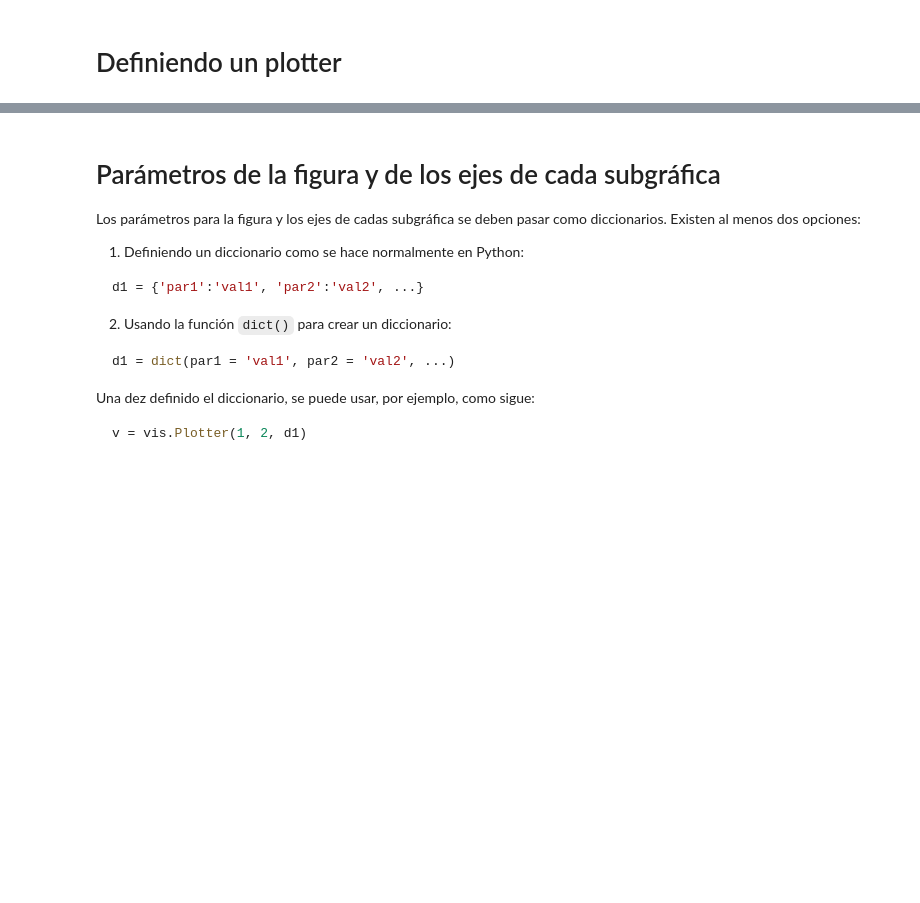
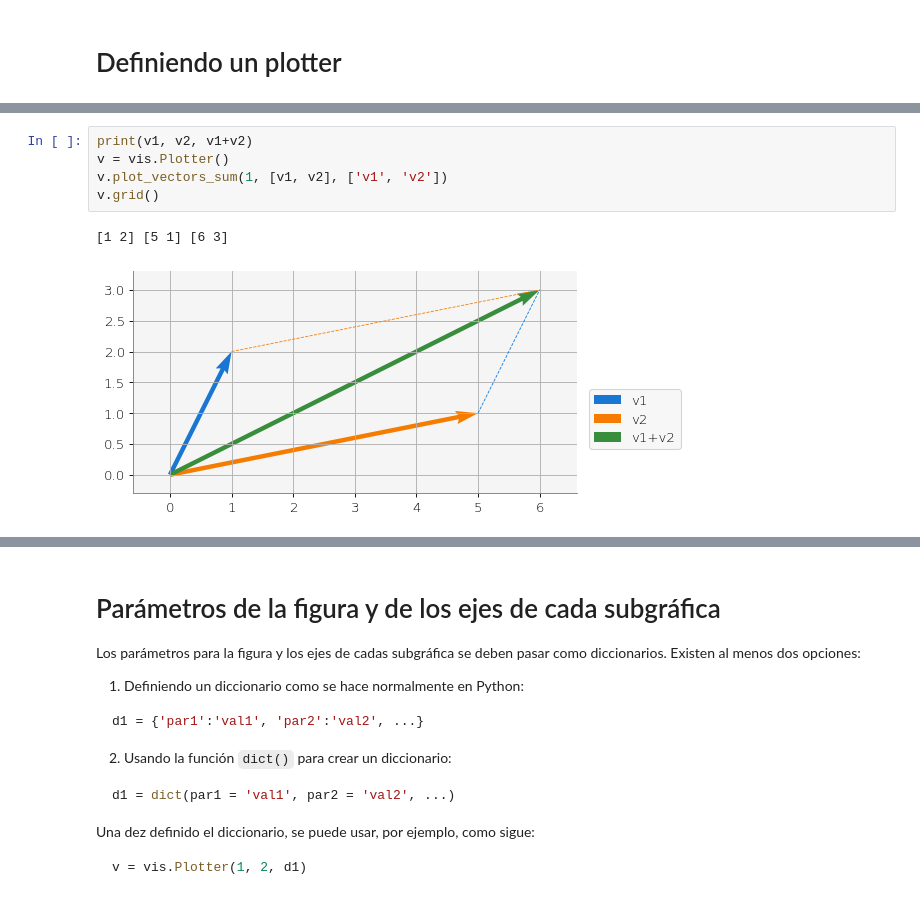
Before and after one commit to luiggix/macti_lib, a Jupyter notebook: macti/test_visual.ipynb, the cells around one changed output, grey strips where cells are left out. Drawn from its saved outputs; the diff is of its cells as text; blank space fills up the shorter version.

```diff
--- a/macti/test_visual.ipynb
+++ b/macti/test_visual.ipynb
@@ -12,0 +19,8 @@ vis.Plotter()
+# %%
+print(v1, v2, v1+v2)
+v = vis.Plotter()
+v.plot_vectors_sum(1, [v1, v2], ['v1', 'v2'])
+v.grid()
+# %% [output]
+[1 2] [5 1] [6 3]
+[figure, added]
```
Also changed, not shown: parts of 11 cells of this notebook, 1 other file.
